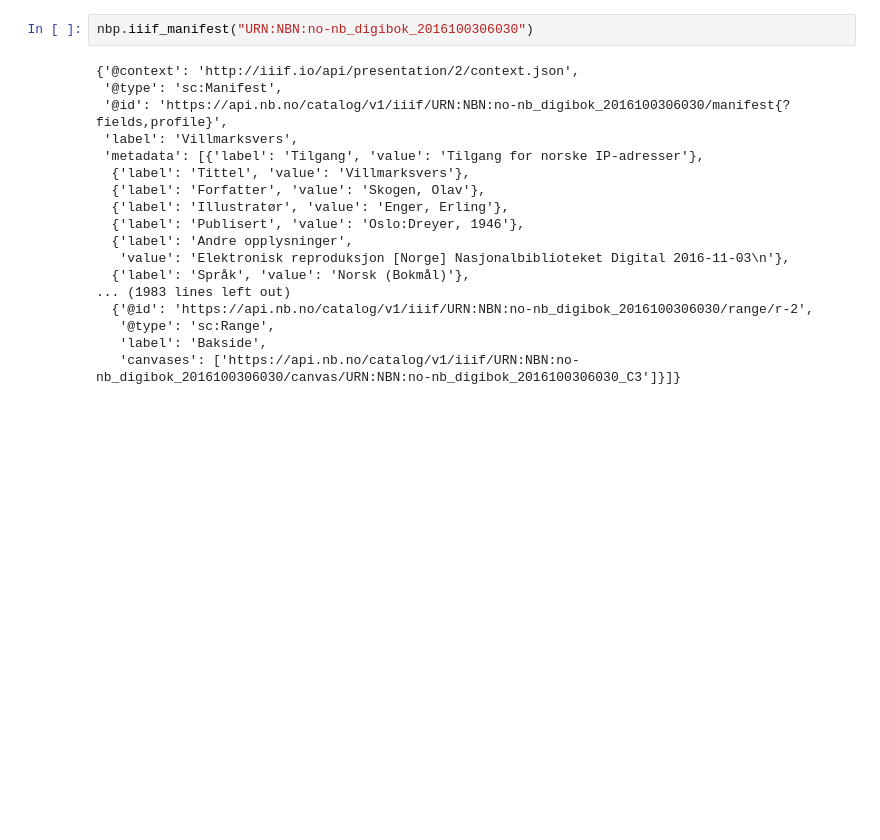
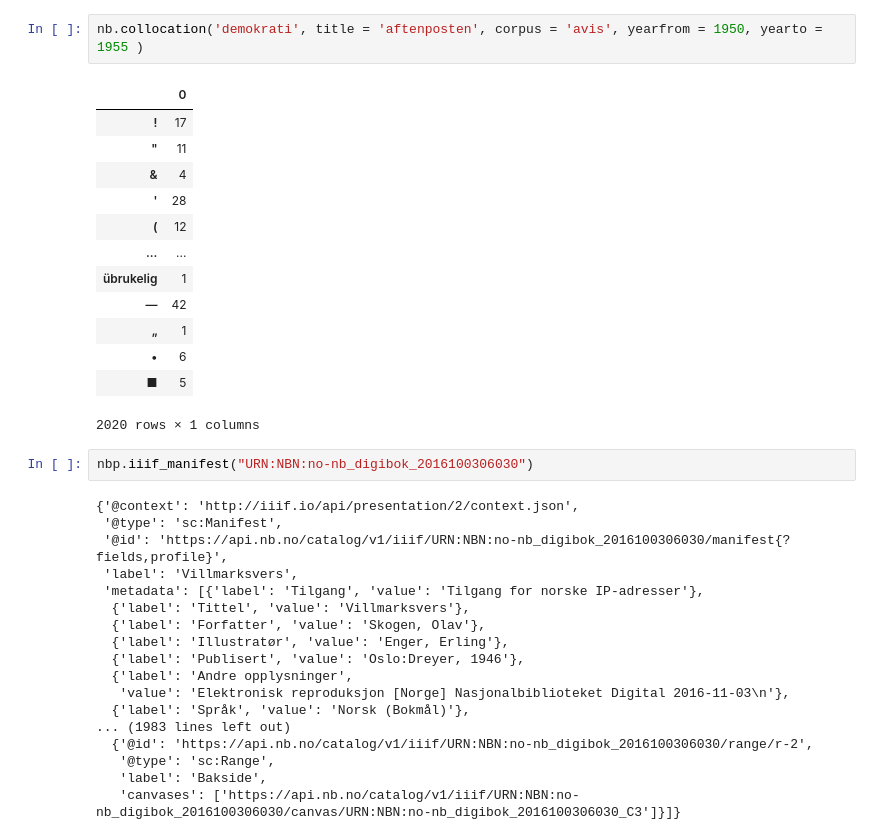
Before and after one commit to Yoonsen/illustrations_bokhylla, a Jupyter notebook: illustrasjoner_fra_bokhylla.ipynb, the cells around one changed output. Drawn from its saved outputs; the diff is of its cells as text; blank space fills up the shorter version.

```diff
--- a/illustrasjoner_fra_bokhylla.ipynb
+++ b/illustrasjoner_fra_bokhylla.ipynb
@@ -21,3 +21,19 @@ nb.book_urn(author="%zwilgm%", title="%vi%børn%")
+# %%
+nb.collocation('demokrati', title = 'aftenposten', corpus = 'avis', yearfrom = 1950, yearto = 1955 )
+# %% [output]
+|  | 0 |
+| ! | 17 |
+| " | 11 |
+| & | 4 |
+| ' | 28 |
+| ( | 12 |
+| ... | ... |
+| übrukelig | 1 |
+| — | 42 |
+| „ | 1 |
+| • | 6 |
+| ■ | 5 |
+2020 rows × 1 columns
 # %%
 nbp.iiif_manifest("URN:NBN:no-nb_digibok_2016100306030")
 # %% [output]
```
Also changed, not shown: parts of 4 cells of this notebook.
